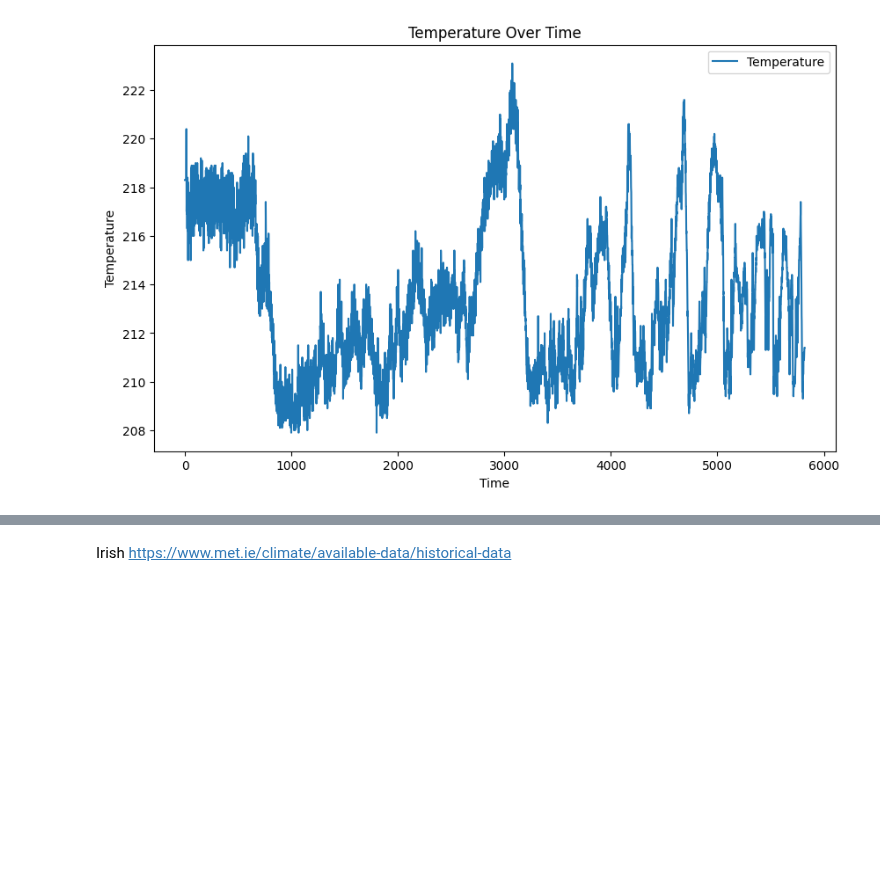
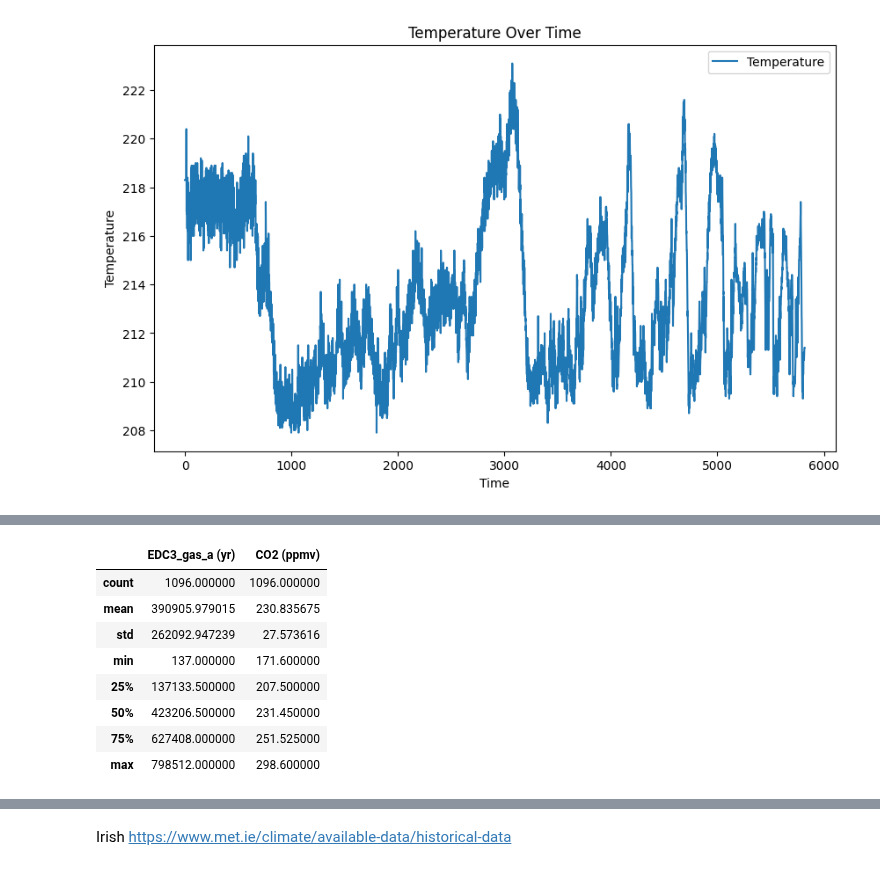
Before and after one commit to Tanjasta/PFDA_Assignment2, a Jupyter notebook: PFDA_Assignment2.ipynb, the cells around one changed output, grey strips where cells are left out. Cells and saved outputs as stored; diff of their text form; code cells hidden in the pictures; blank space fills up the shorter version.

```diff
--- a/PFDA_Assignment2.ipynb
+++ b/PFDA_Assignment2.ipynb
@@ -209,0 +273,12 @@ plt.show()  # Display the plot
+# %%
+df.describe()
+# %% [output]
+|  | EDC3_gas_a (yr) | CO2 (ppmv) |
+| count | 1096.000000 | 1096.000000 |
+| mean | 390905.979015 | 230.835675 |
+| std | 262092.947239 | 27.573616 |
+| min | 137.000000 | 171.600000 |
+| 25% | 137133.500000 | 207.500000 |
+| 50% | 423206.500000 | 231.450000 |
+| 75% | 627408.000000 | 251.525000 |
+| max | 798512.000000 | 298.600000 |
```
Also changed, not shown: parts of 9 cells of this notebook, 2 other files.
